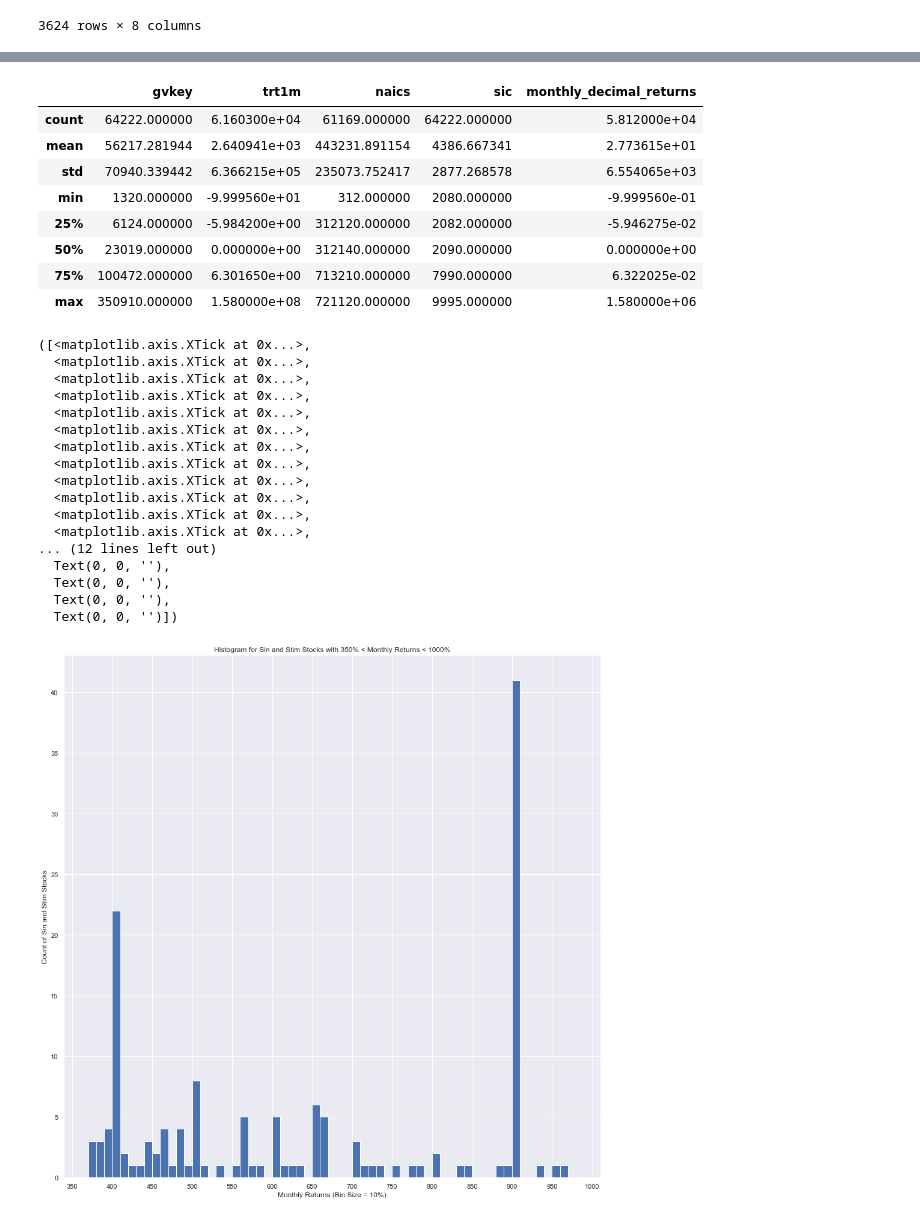
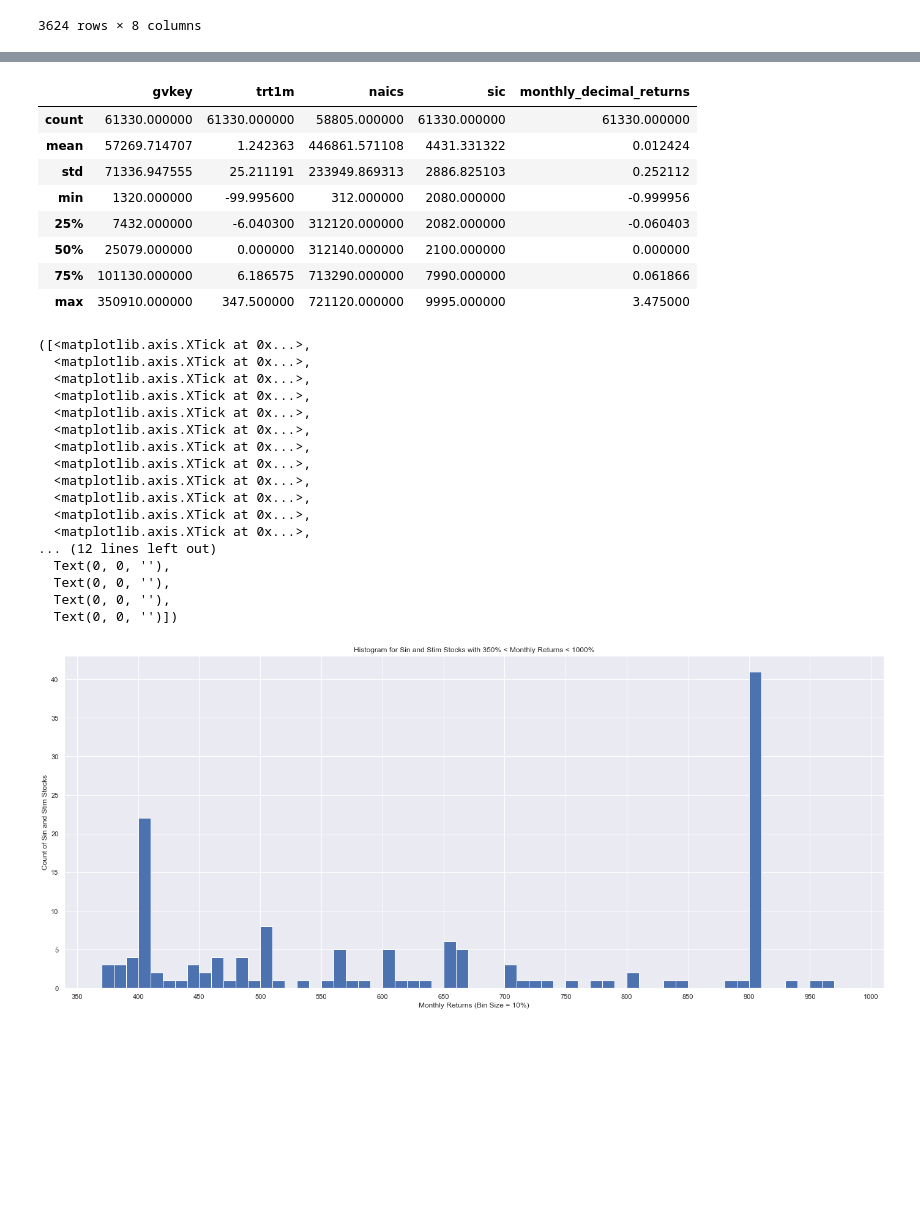
Before and after one commit to statistactics/sin-stocks, a Jupyter notebook: STOCK_FILTERING.ipynb, the cells around one changed output, grey strips where cells are left out. Saved outputs shown, nothing was run; the diff lists cells and outputs as text; code cells hidden in the pictures; blank space fills up the shorter version.

```diff
--- a/STOCK_FILTERING.ipynb
+++ b/STOCK_FILTERING.ipynb
@@ -127,3 +127,0 @@ See the caveats in the documentation: https://pandas.pydata.org/pandas-docs/stab
-# %%
-sin_stocks = sin_stocks[sin_stocks["monthly_decimal_returns"]< 0.350]
-sin_stocks.shape
@@ -211,6 +227,6 @@ See the caveats in the documentation: https://pandas.pydata.org/pandas-docs/stab
 | 7380792 | 189655 | 01 | 2020-06-30 | BKCT | 0.0 | 311920.0 | 2090.0 | 0.0 |
 3624 rows × 8 columns
 # %%
-stim_stocks = stim_stocks[stim_stocks["monthly_decimal_returns"]< 0.350]
-stim_stocks.shape
-stim_stocks.to_csv("stim_stocks.csv")
+stim_stocks_below350 = stim_stocks[stim_stocks["monthly_decimal_returns"]< 3.5]
+stim_stocks_below350.shape
+# stim_stocks_below350.to_csv("stim_stocks.csv")
@@ -222,4 +257,6 @@ stim_pivot.to_csv("stim_pivot.csv")
 # %%
-sin_stim_stocks = pd.concat([sin_stocks,stim_stocks], axis = 0)
-sin_stim_stocks
+sin_stocks["stock_type"] = "Sin"
+stim_stocks["stock_type"] = "Stimulant"
+sin_stim_unfiltered= pd.concat([sin_stocks,stim_stocks], axis = 0)
+sin_stim_unfiltered
 # %% [output]
@@ -238,0 +345,3 @@ sin_stim_stocks
+# %%
+sns.boxplot(data = sin_stim_unfiltered, x = "trt1m", y = "stock_type").set(title = "Boxplot of Sin vs Stimulant Stocks when Monthly Returns are not filtered")
+sns.set(rc={'figure.figsize':(24, 10)})
@@ -274,13 +383,13 @@ plt.hist(sin_stim_stocks["trt1m"], bins = [x for x in range(-100,100,10)] + [x f
 # %%
-sin_stim_stocks.describe()
+sin_stim_below350.describe()
 # %% [output]
 |  | gvkey | trt1m | naics | sic | monthly_decimal_returns |
-| count | 64222.000000 | 6.160300e+04 | 61169.000000 | 64222.000000 | 5.812000e+04 |
-| mean | 56217.281944 | 2.640941e+03 | 443231.891154 | 4386.667341 | 2.773615e+01 |
-| std | 70940.339442 | 6.366215e+05 | 235073.752417 | 2877.268578 | 6.554065e+03 |
-| min | 1320.000000 | -9.999560e+01 | 312.000000 | 2080.000000 | -9.999560e-01 |
-| 25% | 6124.000000 | -5.984200e+00 | 312120.000000 | 2082.000000 | -5.946275e-02 |
-| 50% | 23019.000000 | 0.000000e+00 | 312140.000000 | 2090.000000 | 0.000000e+00 |
-| 75% | 100472.000000 | 6.301650e+00 | 713210.000000 | 7990.000000 | 6.322025e-02 |
-| max | 350910.000000 | 1.580000e+08 | 721120.000000 | 9995.000000 | 1.580000e+06 |
+| count | 61330.000000 | 61330.000000 | 58805.000000 | 61330.000000 | 61330.000000 |
+| mean | 57269.714707 | 1.242363 | 446861.571108 | 4431.331322 | 0.012424 |
+| std | 71336.947555 | 25.211191 | 233949.869313 | 2886.825103 | 0.252112 |
+| min | 1320.000000 | -99.995600 | 312.000000 | 2080.000000 | -0.999956 |
+| 25% | 7432.000000 | -6.040300 | 312120.000000 | 2082.000000 | -0.060403 |
+| 50% | 25079.000000 | 0.000000 | 312140.000000 | 2100.000000 | 0.000000 |
+| 75% | 101130.000000 | 6.186575 | 713290.000000 | 7990.000000 | 0.061866 |
+| max | 350910.000000 | 347.500000 | 721120.000000 | 9995.000000 | 3.475000 |
 # %%
@@ -290,27 +399,27 @@ above_1000.describe()["trt1m"].to_csv("above_1k_summary.csv")
 # %%
-range_350 = sin_stim_stocks[(sin_stim_stocks["trt1m"] > 350) & (sin_stim_stocks["trt1m"] < 1000)]
+range_350 = sin_stim_unfiltered[(sin_stim_unfiltered["trt1m"] > 350) & (sin_stim_unfiltered["trt1m"] < 1000)]
 plt.hist(range_350["trt1m"], bins = range(int(range_350["trt1m"].min()), int(range_350["trt1m"].max()), 10))
 plt.title("Histogram for Sin and Stim Stocks with 350% < Monthly Returns < 1000%")
 plt.xlabel("Monthly Returns (Bin Size = 10%)")
 plt.ylabel("Count of Sin and Stim Stocks")
 plt.xticks([x for x in range(350, 1050,50)])
 # %% [output]
 ([<matplotlib.axis.XTick at 0x...>,
   <matplotlib.axis.XTick at 0x...>,
   <matplotlib.axis.XTick at 0x...>,
   <matplotlib.axis.XTick at 0x...>,
   <matplotlib.axis.XTick at 0x...>,
   <matplotlib.axis.XTick at 0x...>,
   <matplotlib.axis.XTick at 0x...>,
   <matplotlib.axis.XTick at 0x...>,
   <matplotlib.axis.XTick at 0x...>,
   <matplotlib.axis.XTick at 0x...>,
   <matplotlib.axis.XTick at 0x...>,
   <matplotlib.axis.XTick at 0x...>,
 ... (12 lines left out)
   Text(0, 0, ''),
   Text(0, 0, ''),
   Text(0, 0, ''),
   Text(0, 0, '')])
-[figure, old version]
+[figure, new version]
 # %%
```
Also changed, not shown: parts of 27 cells of this notebook, 3 other files.
